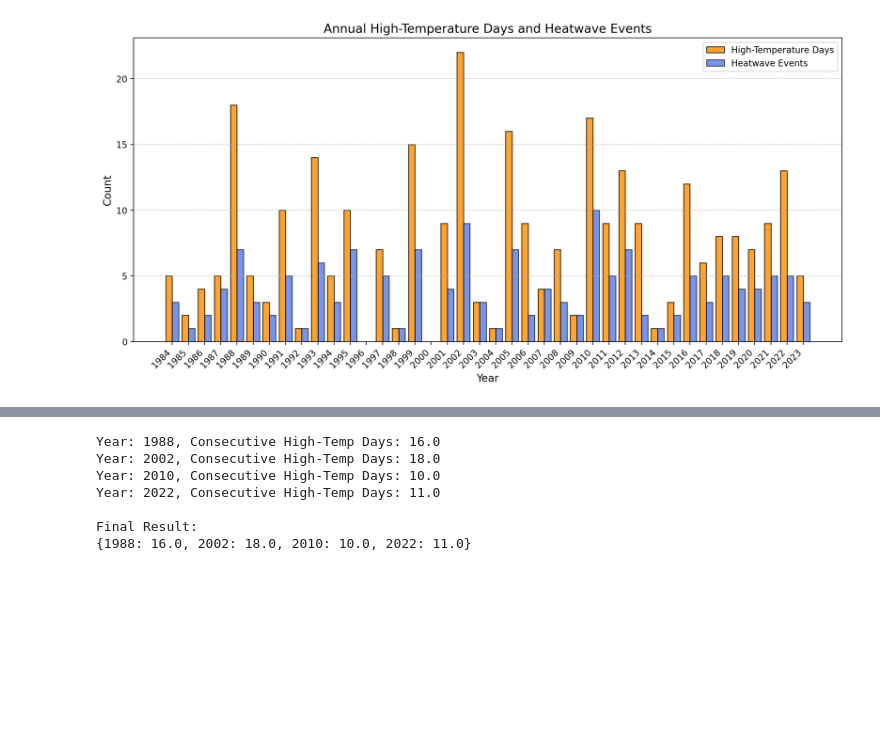
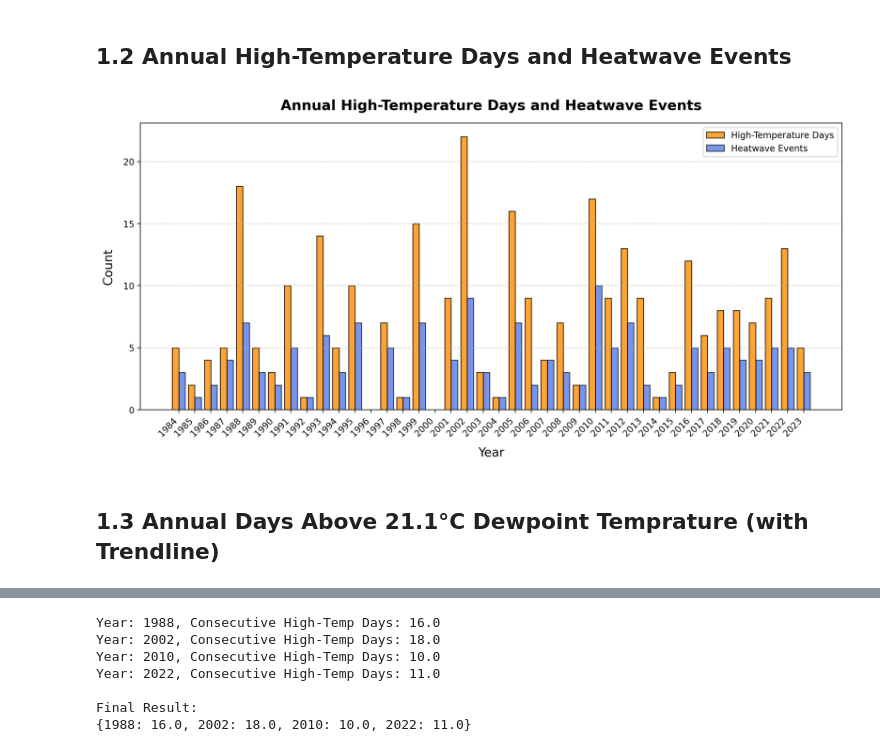
Before and after one commit to AryaAvery/rces-assignments, a Jupyter notebook: Project/final/final.ipynb, the cells around one changed output, grey strips where cells are left out. Saved outputs shown, nothing was run; the diff lists cells and outputs as text; code cells hidden in the pictures; blank space fills up the shorter version.

```diff
--- a/Project/final/final.ipynb
+++ b/Project/final/final.ipynb
@@ -53,3 +60,5 @@ plt.legend()
+# %% [markdown]
+## 1.2 Annual High-Temperature Days and Heatwave Events
 # %%
 thresholds_per_year = 32
 high_temp_days = (daily_max_temp['t2m'] >= thresholds_per_year).astype(int)
@@ -90,43 +99,36 @@ unique_heatwaves_per_year = heatwave_events_xr.groupby("year").apply(count_uniqu
 
 heatwave_counts = unique_heatwaves_per_year.values
 years = unique_heatwaves_per_year.coords["year"].values
 
 high_temp_days_per_year = high_temp_days.groupby("time.year").sum()
 high_temp_days_counts = high_temp_days_per_year.values
 
 bar_width = 0.4
 
-# 创建图形
 plt.figure(figsize=(12, 6))
 
-# 创建x轴的位置
 index = np.arange(len(years))
 
-# 绘制高温天数柱状图
 plt.bar(index - bar_width/2, high_temp_days_counts, bar_width,
         color="darkorange", edgecolor="black", alpha=0.8,
         label="High-Temperature Days")
 
-# 绘制热浪事件柱状图
 plt.bar(index + bar_width/2, heatwave_counts, bar_width,
         color="royalblue", edgecolor="black", alpha=0.7,
         label="Heatwave Events")
 
-# 设置x轴刻度
 plt.xticks(index, years, rotation=45, ha='right')
 
-# 设置标签和标题
-plt.xlabel("Year", fontsize=12)
-plt.ylabel("Count", fontsize=12)
-plt.title("Annual High-Temperature Days and Heatwave Events", fontsize=14)
+plt.xlabel("Year",fontsize=14, labelpad=10)
+plt.ylabel("Count", fontsize=14, labelpad=10)
+plt.title("Annual High-Temperature Days and Heatwave Events", fontsize=16, fontweight="bold", pad=15)
 
-# 添加图例
 plt.legend()
 
-# 添加网格线
 plt.grid(axis="y", linestyle="--", alpha=0.6)
 
-# 调整布局
 plt.tight_layout()
 # %% [output]
-[figure, old version]
+[figure, new version]
+# %% [markdown]
+## 1.3 Annual Days Above 21.1°C Dewpoint Temprature (with Trendline)
```
Also changed, not shown: parts of 28 cells of this notebook, 2 other files.
